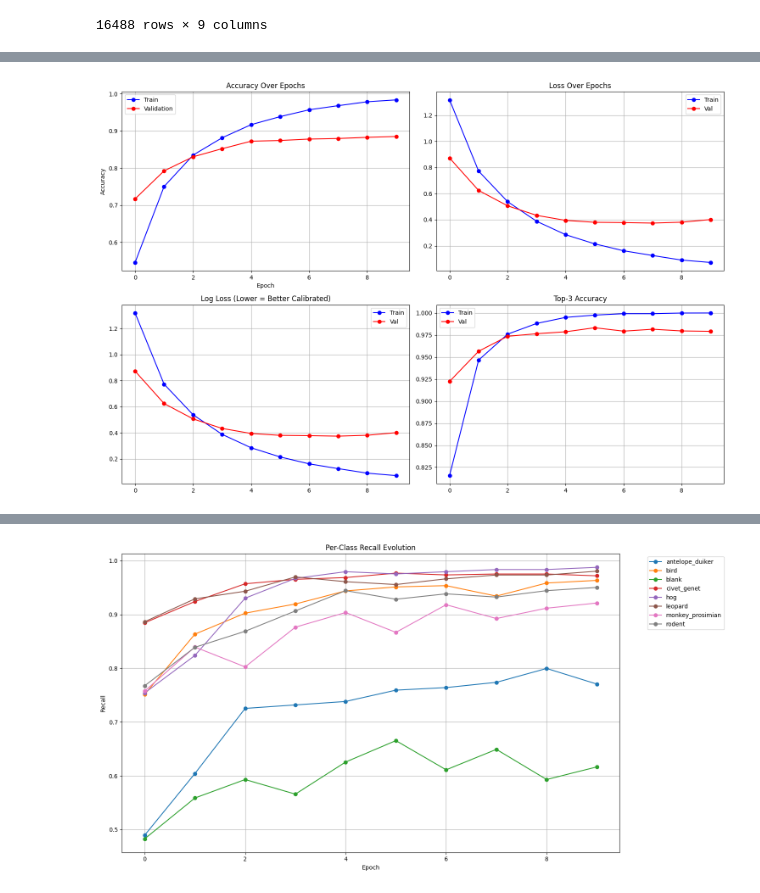
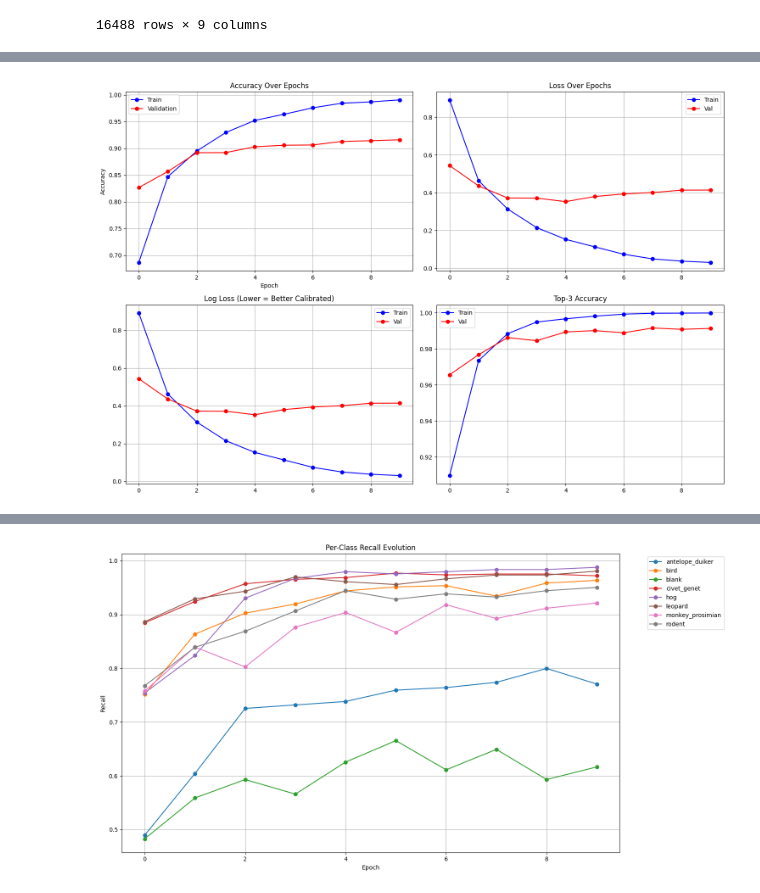
Before and after one commit to amannindra/DSS-Image-Classification, a Jupyter notebook: DSSAnimalClassification/data_analysis.ipynb, the cells around one changed output, grey strips where cells are left out. Drawn from its saved outputs; the diff is of its cells as text; code cells hidden in the pictures.

```diff
--- a/DSSAnimalClassification/data_analysis.ipynb
+++ b/DSSAnimalClassification/data_analysis.ipynb
@@ -262,38 +322,42 @@ plt.show()
+# %%
+train_df_swin = pd.read_csv('swinb/output/train_metrics_110.csv')
+val_df_swin = pd.read_csv('swinb/output/val_metrics_110.csv')
+train_df = pd.read_csv('resnet18/output/train_metrics.csv')
+val_df = pd.read_csv('resnet18/output/val_metrics.csv')
 # %%
 fig, axes = plt.subplots(2, 2, figsize=(15, 10))
-train_df = pd.read_csv('resnet18/output/train_metrics.csv')
-val_df = pd.read_csv('resnet18/output/val_metrics.csv')
+
 # Accuracy over time
-axes[0,0].plot(train_df['epoch'], train_df['acc'], 'b-o', label='Train')
-axes[0,0].plot(val_df['epoch'], val_df['acc'], 'r-o', label='Validation')
+axes[0,0].plot(train_df_swin['epoch'], train_df_swin['acc'], 'b-o', label='Train')
+axes[0,0].plot(val_df_swin['epoch'], val_df_swin['acc'], 'r-o', label='Validation')
 axes[0,0].set_title('Accuracy Over Epochs')
 axes[0,0].set_xlabel('Epoch')
 axes[0,0].set_ylabel('Accuracy')
 axes[0,0].legend()
 axes[0,0].grid(True)
 
 # Loss over time
-axes[0,1].plot(train_df['epoch'], train_df['loss'], 'b-o', label='Train')
-axes[0,1].plot(val_df['epoch'], val_df['loss'], 'r-o', label='Val')
+axes[0,1].plot(train_df_swin['epoch'], train_df_swin['loss'], 'b-o', label='Train')
+axes[0,1].plot(val_df_swin['epoch'], val_df_swin['loss'], 'r-o', label='Val')
 axes[0,1].set_title('Loss Over Epochs')
 axes[0,1].legend()
 axes[0,1].grid(True)
 
 # Log Loss (confidence quality)
-axes[1,0].plot(train_df['epoch'], train_df['log_loss'], 'b-o', label='Train')
-axes[1,0].plot(val_df['epoch'], val_df['log_loss'], 'r-o', label='Val')
+axes[1,0].plot(train_df_swin['epoch'], train_df_swin['log_loss'], 'b-o', label='Train')
+axes[1,0].plot(val_df_swin['epoch'], val_df_swin['log_loss'], 'r-o', label='Val')
 axes[1,0].set_title('Log Loss (Lower = Better Calibrated)')
 axes[1,0].legend()
 axes[1,0].grid(True)
 
 # Top-3 Accuracy
-axes[1,1].plot(train_df['epoch'], train_df['top3_accuracy'], 'b-o', label='Train')
-axes[1,1].plot(val_df['epoch'], val_df['top3_accuracy'], 'r-o', label='Val')
+axes[1,1].plot(train_df_swin['epoch'], train_df_swin['top3_accuracy'], 'b-o', label='Train')
+axes[1,1].plot(val_df_swin['epoch'], val_df_swin['top3_accuracy'], 'r-o', label='Val')
 axes[1,1].set_title('Top-3 Accuracy')
 axes[1,1].legend()
 axes[1,1].grid(True)
 
 plt.tight_layout()
 plt.show()
 # %% [output]
-[figure, old version]
+[figure, new version]
```
Also changed, not shown: parts of 31 cells of this notebook, 15 other files.
